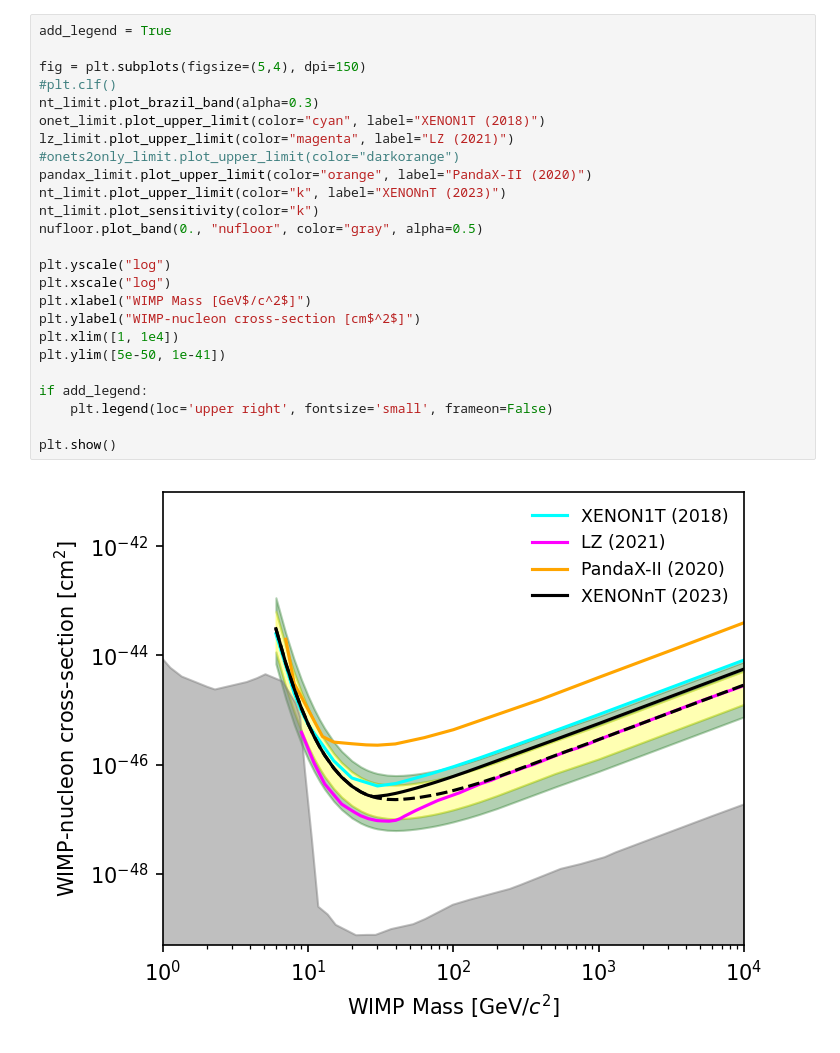
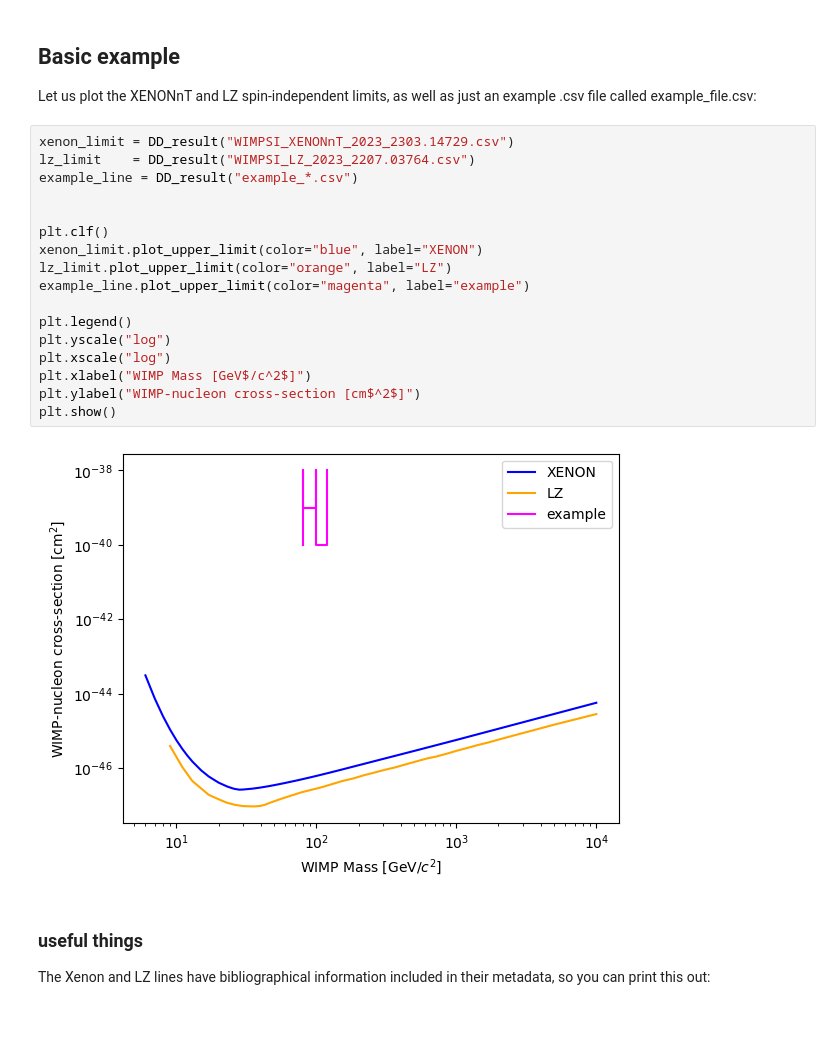
Before and after one commit to kdund/dd_limit_plot, a Jupyter notebook: notebooks/example_plot.ipynb, the cells around one changed output. Drawn from its saved outputs; the diff is of its cells as text; blank space fills up the shorter version.

Commit message:
consolidate limit plot example

```diff
--- a/notebooks/example_plot.ipynb
+++ b/notebooks/example_plot.ipynb
@@ -24,27 +12,25 @@ nufloor  = DD_result("nufloor_Billard*")
-# %%
-add_legend = True
-
-fig = plt.subplots(figsize=(5,4), dpi=150)
-#plt.clf()
-nt_limit.plot_brazil_band(alpha=0.3)
-onet_limit.plot_upper_limit(color="cyan", label="XENON1T (2018)")
-lz_limit.plot_upper_limit(color="magenta", label="LZ (2021)")
-#onets2only_limit.plot_upper_limit(color="darkorange")
-pandax_limit.plot_upper_limit(color="orange", label="PandaX-II (2020)")
-nt_limit.plot_upper_limit(color="k", label="XENONnT (2023)")
-nt_limit.plot_sensitivity(color="k")
-nufloor.plot_band(0., "nufloor", color="gray", alpha=0.5)
-
-plt.yscale("log")
-plt.xscale("log")
-plt.xlabel("WIMP Mass [GeV$/c^2$]")
-plt.ylabel("WIMP-nucleon cross-section [cm$^2$]")
-plt.xlim([1, 1e4])
-plt.ylim([5e-50, 1e-41])
-
-if add_legend:
-    plt.legend(loc='upper right', fontsize='small', frameon=False)
-
-plt.show()
-# %% [output]
-[figure, removed]
+# %% [markdown]
+## Basic example
+Let us plot the XENONnT and LZ spin-independent limits, as well as just an example .csv file called example_file.csv:
+# %%
+xenon_limit = DD_result("WIMPSI_XENONnT_2023_2303.14729.csv")
+lz_limit    = DD_result("WIMPSI_LZ_2023_2207.03764.csv")
+example_line = DD_result("example_*.csv")
+
+
+plt.clf()
+xenon_limit.plot_upper_limit(color="blue", label="XENON")
+lz_limit.plot_upper_limit(color="orange", label="LZ")
+example_line.plot_upper_limit(color="magenta", label="example")
+
+plt.legend()
+plt.yscale("log")
+plt.xscale("log")
+plt.xlabel("WIMP Mass [GeV$/c^2$]")
+plt.ylabel("WIMP-nucleon cross-section [cm$^2$]")
+plt.show()
+# %% [output]
+[figure, added]
+# %% [markdown]
+### useful things
+The Xenon and LZ lines have bibliographical information included in their metadata, so you can print this out:
```
Also changed, not shown: parts of 15 cells of this notebook, 2 other files.
